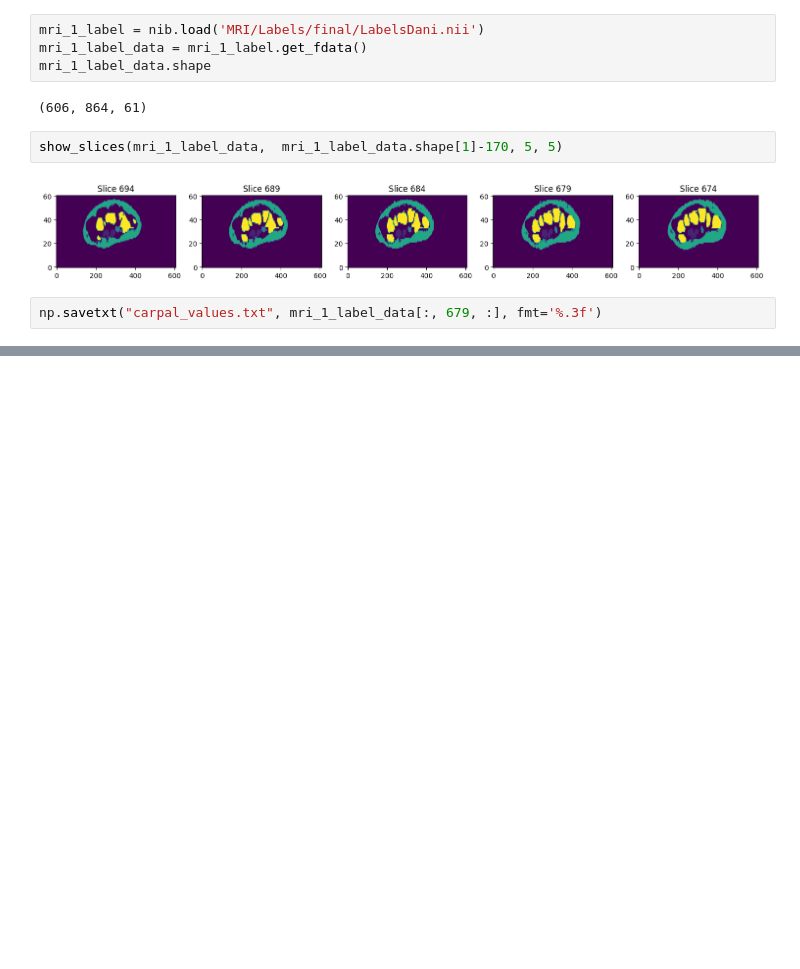
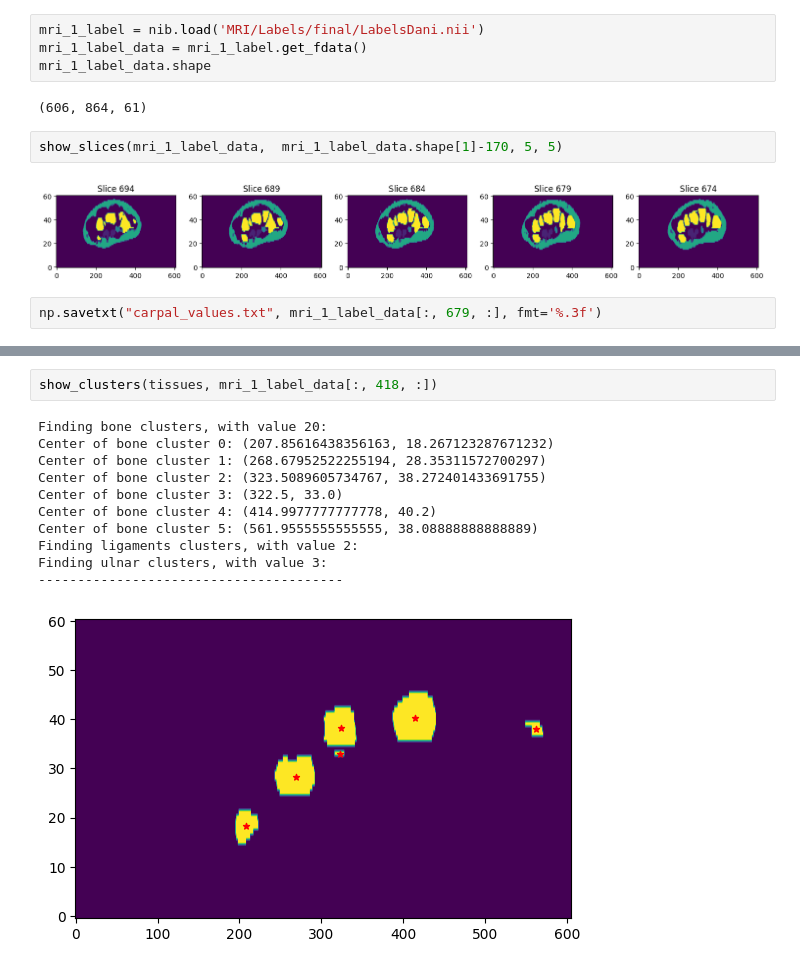
Before and after one commit to carlocagnetta/robotic_nerve_us, a Jupyter notebook: nibabel_visualization/linear_sweep_search.ipynb, the cells around one changed output, grey strips where cells are left out. Cells and saved outputs as stored; diff of their text form; blank space fills up the shorter version.

```diff
--- a/nibabel_visualization/linear_sweep_search.ipynb
+++ b/nibabel_visualization/linear_sweep_search.ipynb
@@ -97,0 +120,14 @@ Center of ulnar a/n cluster 0: (267.5833333333333, 22.25)
+# %%
+show_clusters(tissues, mri_1_label_data[:, 418, :])
+# %% [output]
+Finding bone clusters, with value 20:
+Center of bone cluster 0: (207.85616438356163, 18.267123287671232)
+Center of bone cluster 1: (268.67952522255194, 28.35311572700297)
+Center of bone cluster 2: (323.5089605734767, 38.272401433691755)
+Center of bone cluster 3: (322.5, 33.0)
+Center of bone cluster 4: (414.9977777777778, 40.2)
+Center of bone cluster 5: (561.9555555555555, 38.08888888888889)
+Finding ligaments clusters, with value 2:
+Finding ulnar clusters, with value 3:
+---------------------------------------
+[figure, added]
```
Also changed, not shown: parts of 17 cells of this notebook.
